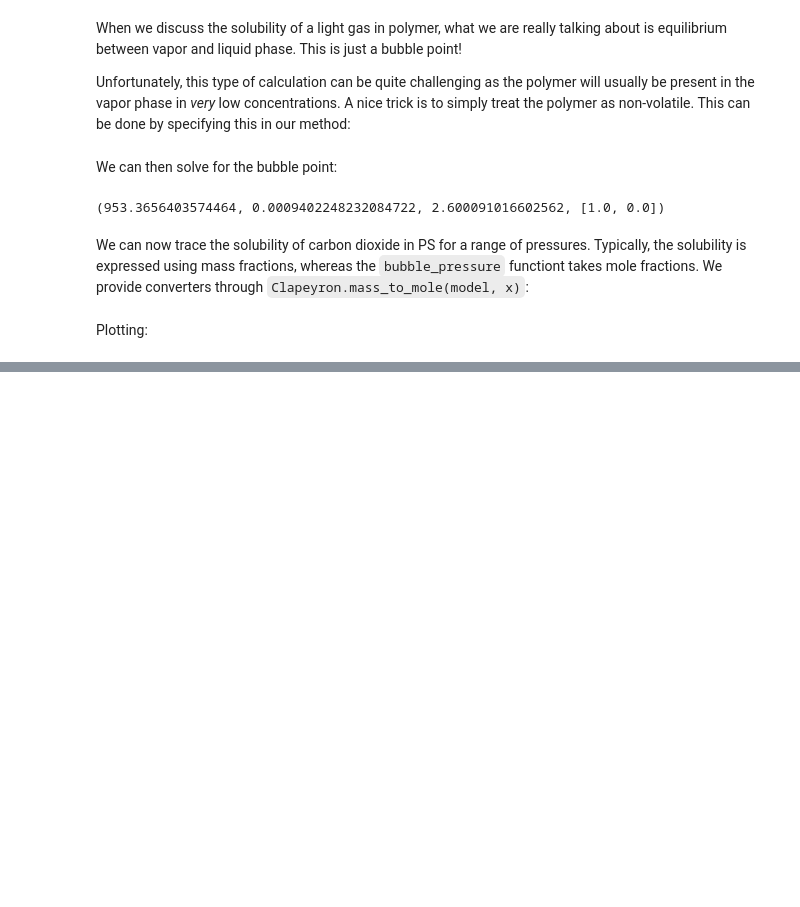
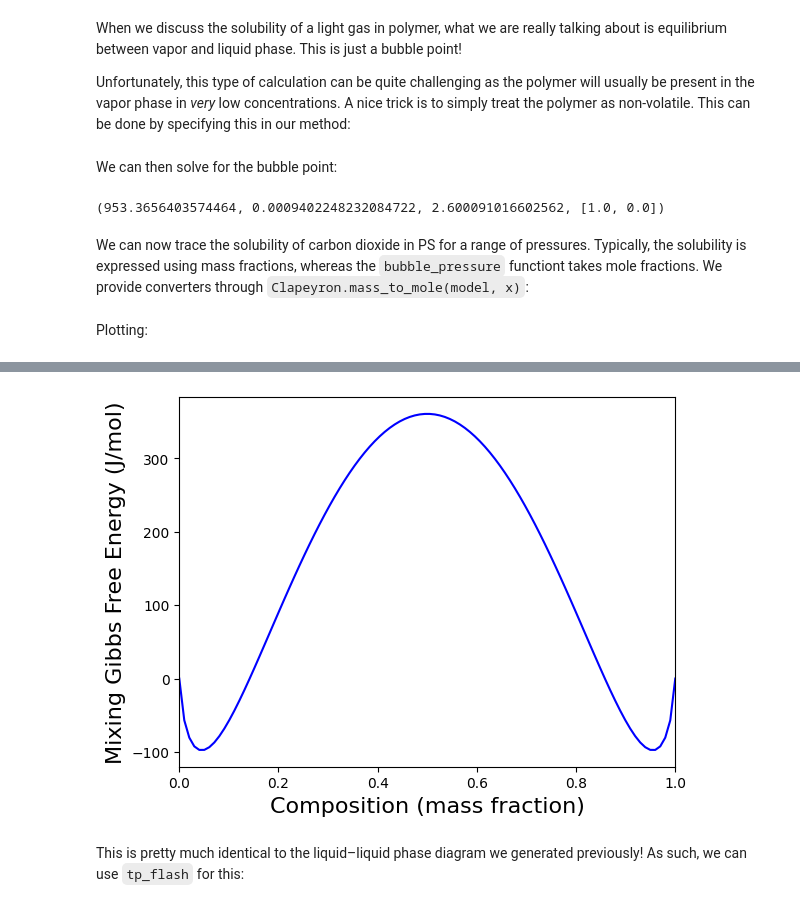
Before and after one commit to zgw-group/polymer_physics_lectures, a Jupyter notebook: clapeyron/2_polymers.ipynb, the cells around one changed output, grey strips where cells are left out. Saved outputs shown, nothing was run; the diff lists cells and outputs as text; code cells hidden in the pictures; blank space fills up the shorter version.

```diff
--- a/clapeyron/2_polymers.ipynb
+++ b/clapeyron/2_polymers.ipynb
@@ -79,0 +116,6 @@ display(fig)
+# %%
+display(fig)
+# %% [output]
+[figure, added]
+# %% [markdown]
+This is pretty much identical to the liquid–liquid phase diagram we generated previously! As such, we can use `tp_flash` for this:
```
Also changed, not shown: parts of 35 cells of this notebook.
